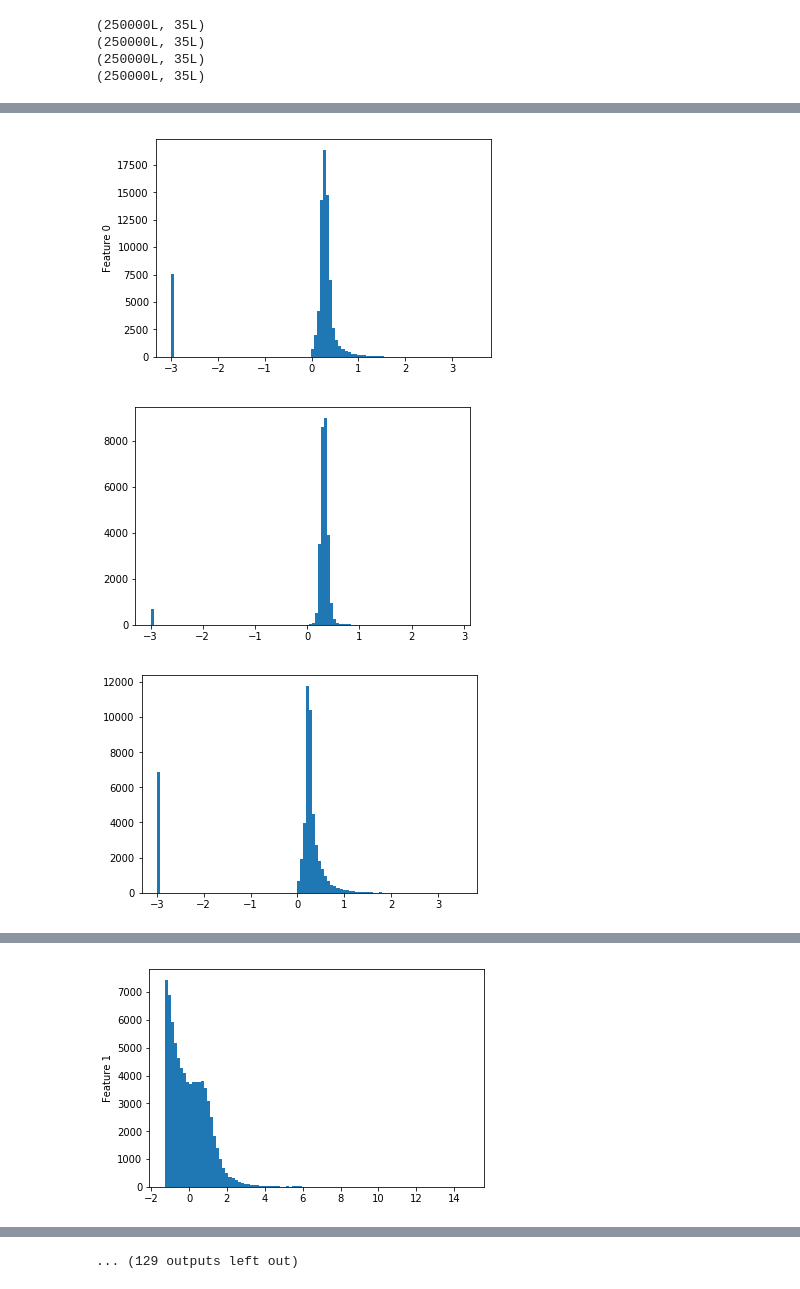
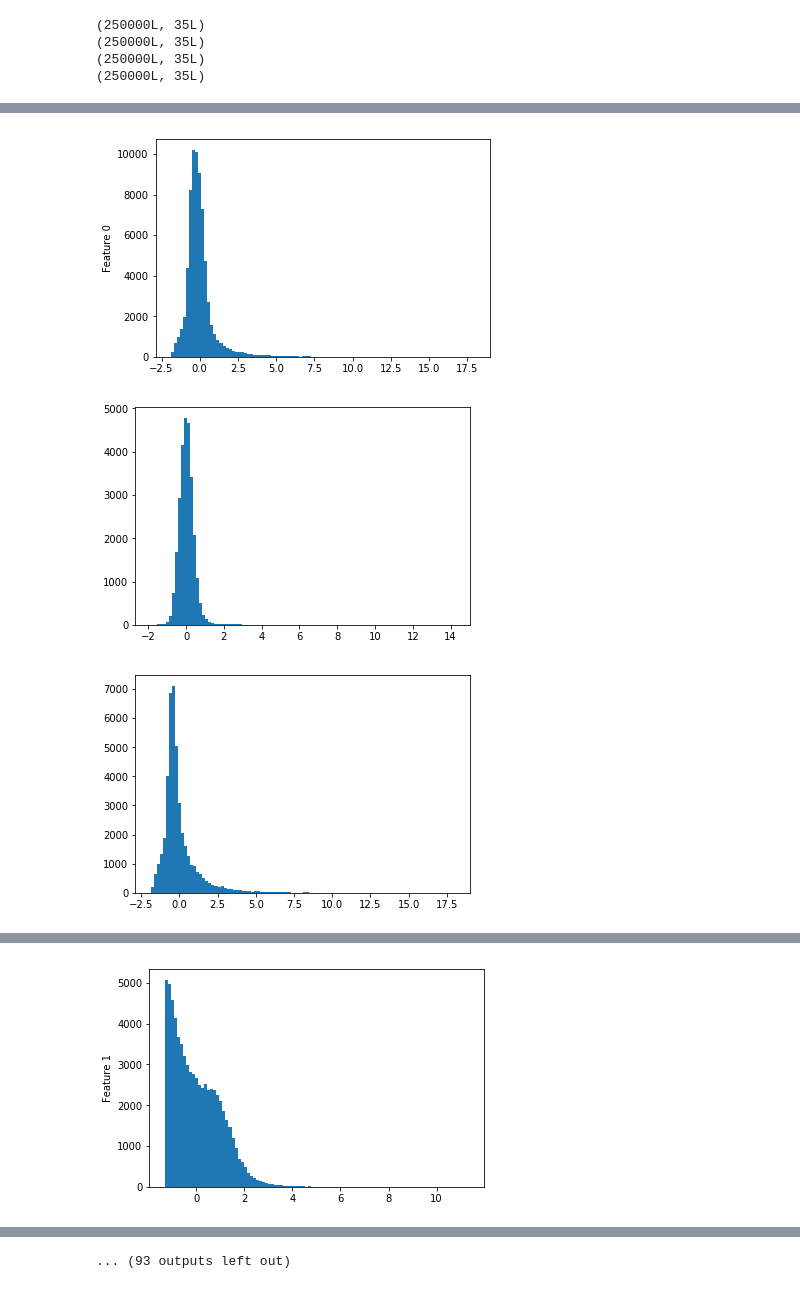
Before and after one commit to GTaf/ML_project_1, a Jupyter notebook: proj_TPJ.ipynb, the cells around one changed output, grey strips where cells are left out. Drawn from its saved outputs; the diff is of its cells as text; code cells hidden in the pictures.

```diff
--- a/proj_TPJ.ipynb
+++ b/proj_TPJ.ipynb
@@ -150,5 +150,6 @@ def histo(index_feature, yb, data,bins):
     plt.show()
 
 for i in range(36):
-    histo(i,train_list[1], train_list[5],100)
+    #histo(i,y, standardize(x),100)
+    histo(i,data_list[1][0],standardize(data_list[1][1]),100)
 # %% [output]
@@ -157,3 +158,3 @@ for i in range(36):
-[figure, old version]
+[figure, new version]
-[figure, old version]
+[figure, new version]
-[figure, old version]
+[figure, new version]
@@ -162 +163 @@ for i in range(36):
-[figure, old version]
+[figure, new version]
@@ -170,4 +171,4 @@ for i in range(36):
-... (129 outputs left out)
+... (93 outputs left out)
 # %%
 """
 Générateur renvoyant (en k fois) des données splitées pour train et test
```
Also changed, not shown: parts of 8 cells of this notebook, 1 other file.
